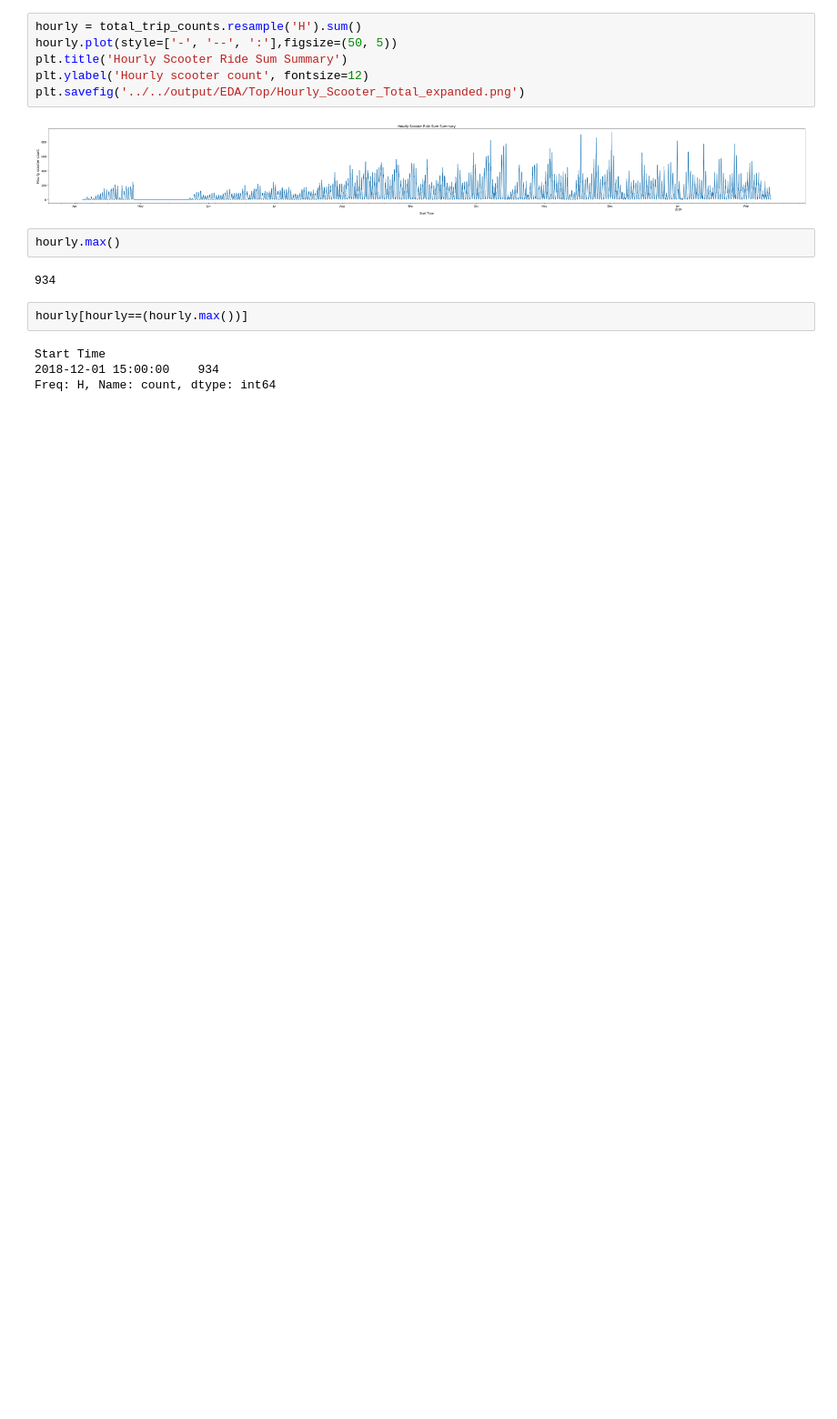
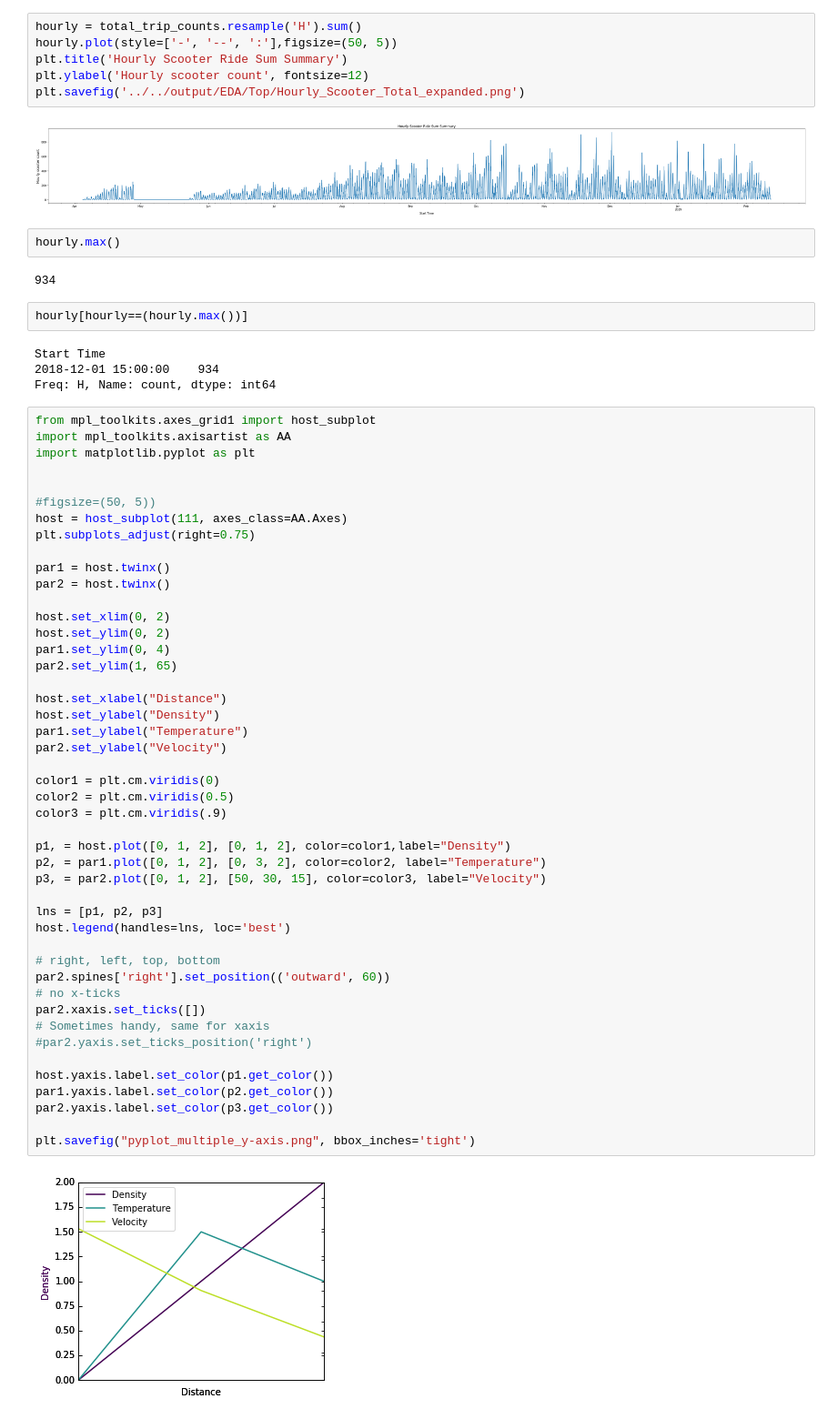
Before and after one commit to sameerabalay/Dockless_Mobility, a Jupyter notebook: src/Whole_Data_Set/Plots.ipynb, the cells around one changed output. Shown at 91% size. Cells and saved outputs as stored; diff of their text form; blank space fills up the shorter version.

Commit message:
Whole DataSet Plotting

```diff
--- a/src/Whole_Data_Set/Untitled.ipynb
+++ b/src/Whole_Data_Set/Plots.ipynb
@@ -138,3 +138,51 @@ hourly[hourly==(hourly.max())]
 Start Time
 2018-12-01 15:00:00    934
 Freq: H, Name: count, dtype: int64
+# %%
+from mpl_toolkits.axes_grid1 import host_subplot
+import mpl_toolkits.axisartist as AA
+import matplotlib.pyplot as plt
+
+
+#figsize=(50, 5))
+host = host_subplot(111, axes_class=AA.Axes)
+plt.subplots_adjust(right=0.75)
+
+par1 = host.twinx()
+par2 = host.twinx()
+
+host.set_xlim(0, 2)
+host.set_ylim(0, 2)
+par1.set_ylim(0, 4)
+par2.set_ylim(1, 65)
+
+host.set_xlabel("Distance")
+host.set_ylabel("Density")
+par1.set_ylabel("Temperature")
+par2.set_ylabel("Velocity")
+
+color1 = plt.cm.viridis(0)
+color2 = plt.cm.viridis(0.5)
+color3 = plt.cm.viridis(.9)
+
+p1, = host.plot([0, 1, 2], [0, 1, 2], color=color1,label="Density")
+p2, = par1.plot([0, 1, 2], [0, 3, 2], color=color2, label="Temperature")
+p3, = par2.plot([0, 1, 2], [50, 30, 15], color=color3, label="Velocity")
+
+lns = [p1, p2, p3]
+host.legend(handles=lns, loc='best')
+
+# right, left, top, bottom
+par2.spines['right'].set_position(('outward', 60))
+# no x-ticks
+par2.xaxis.set_ticks([])
+# Sometimes handy, same for xaxis
+#par2.yaxis.set_ticks_position('right')
+
+host.yaxis.label.set_color(p1.get_color())
+par1.yaxis.label.set_color(p2.get_color())
+par2.yaxis.label.set_color(p3.get_color())
+
+plt.savefig("pyplot_multiple_y-axis.png", bbox_inches='tight')
+# %% [output]
+[figure, added]
```
Also changed, not shown: parts of 3 cells of this notebook, 12 other files.
